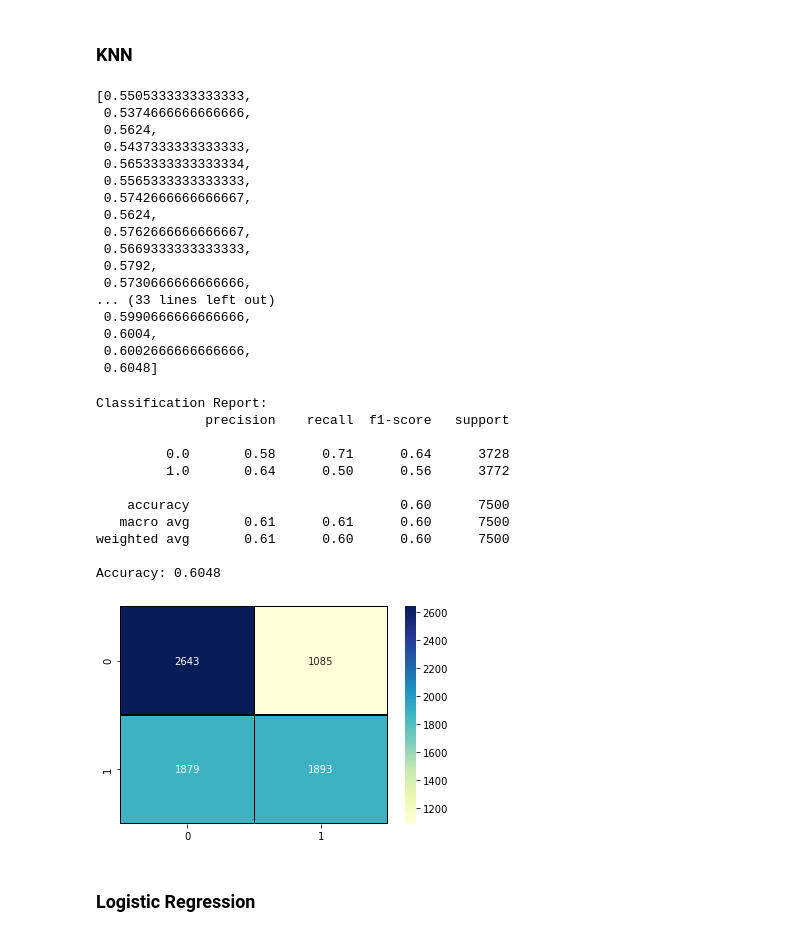
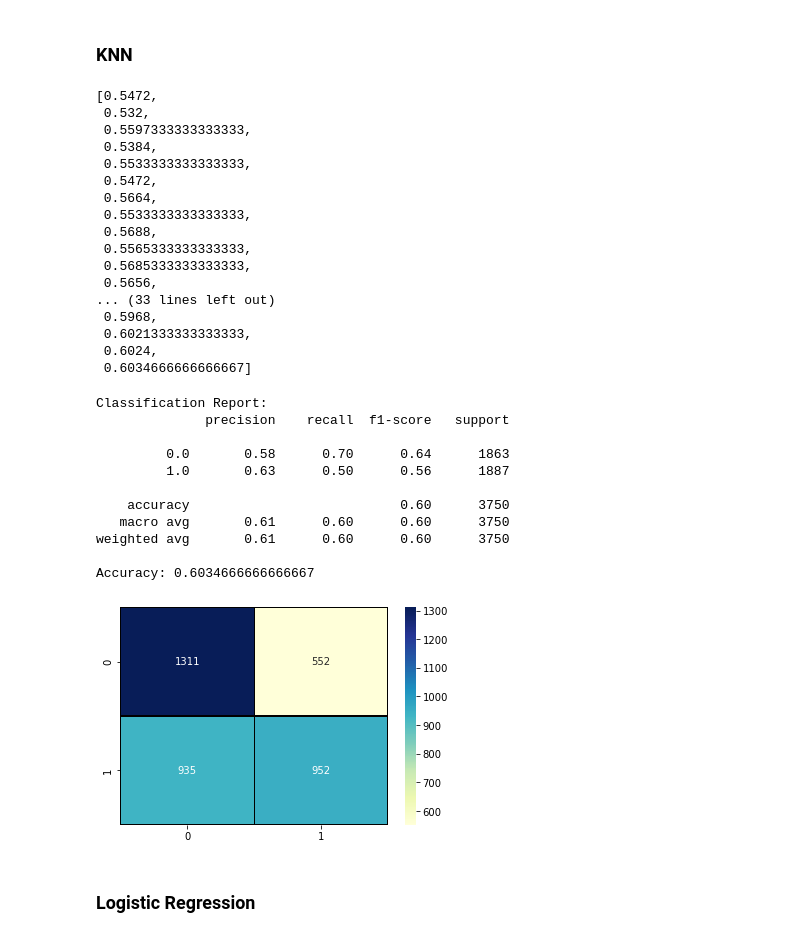
Before and after one commit to idobar1403/FinalProjectYear1, a Jupyter notebook: Cats-vs-Dogs.ipynb, the cells around one changed output. Drawn from its saved outputs; the diff is of its cells as text; code cells hidden in the pictures.

```diff
--- a/Cats-vs-Dogs.ipynb
+++ b/Cats-vs-Dogs.ipynb
@@ -141,8 +143,10 @@ Name: labels, dtype: int64
 # %% [markdown]
 <B> We can see that the data is balanced, so now we can start training the model.
 # %%
+from sklearn.model_selection import train_test_split
 # Droping the labels in order to get the target of the data.
 train = df.drop(["labels"], axis = 1)
-# Split the data to train and test
-from sklearn.model_selection import train_test_split
-X_train, X_test, y_train, y_test = train_test_split(train, target, test_size=0.3, random_state=0)
+# Split the data to train and remaining data
+X_train,X_rem,y_train,y_rem=train_test_split(train, target, train_size=0.7, random_state=0)
+# %%
+X_valid,X_test,y_valid,y_test=train_test_split(X_rem, y_rem, test_size=0.5, random_state=0)
@@ -157,9 +173,11 @@ The test set as: 7500 Samples
 # %%
 X_train = X_train.astype(np.float32)
 X_test = X_test.astype(np.float32)
+X_valid = X_valid.astype(np.float32)
 # All the features have values between 0 to 255 so we normalize the data by dividing by 255.
 X_train/=255.
 X_test/=255.
+X_valid/=255.
 # %% [markdown]
 <B> Lets try some models
 # %% [markdown]
@@ -171,49 +189,49 @@ acc = []
 for k in k_range:
     knn = KNeighborsClassifier(n_neighbors=k)
     knn.fit(X_train, y_train)
-    neigh_pred = knn.predict(X_test)
-    acc.append(metrics.accuracy_score(y_test, neigh_pred))
+    neigh_pred = knn.predict(X_valid)
+    acc.append(metrics.accuracy_score(y_valid, neigh_pred))
 acc
 # %% [output]
-[0.5505333333333333,
- 0.5374666666666666,
- 0.5624,
- 0.5437333333333333,
- 0.5653333333333334,
+[0.5472,
+ 0.532,
+ 0.5597333333333333,
+ 0.5384,
+ 0.5533333333333333,
+ 0.5472,
+ 0.5664,
+ 0.5533333333333333,
+ 0.5688,
  0.5565333333333333,
- 0.5742666666666667,
- 0.5624,
- 0.5762666666666667,
- 0.5669333333333333,
- 0.5792,
- 0.5730666666666666,
+ 0.5685333333333333,
+ 0.5656,
 ... (33 lines left out)
- 0.5990666666666666,
- 0.6004,
- 0.6002666666666666,
- 0.6048]
+ 0.5968,
+ 0.6021333333333333,
+ 0.6024,
+ 0.6034666666666667]
 # %%
 # We got the highest score with 49 neighbors.
-confMatrix = confusion_matrix(y_test, neigh_pred)
+confMatrix = confusion_matrix(y_valid, neigh_pred)
 sns.heatmap(confMatrix, annot=True, fmt="d",linecolor='black',linewidths=.2,cmap="YlGnBu")
-result1 = classification_report(y_test, neigh_pred,zero_division=1)
+result1 = classification_report(y_valid, neigh_pred,zero_division=1)
 print("Classification Report:",)
 print (result1)
-result2 = accuracy_score(y_test,neigh_pred)
+result2 = accuracy_score(y_valid,neigh_pred)
 print("Accuracy:",result2)
 # %% [output]
 Classification Report:
               precision    recall  f1-score   support
 
-         0.0       0.58      0.71      0.64      3728
-         1.0       0.64      0.50      0.56      3772
+         0.0       0.58      0.70      0.64      1863
+         1.0       0.63      0.50      0.56      1887
 
-    accuracy                           0.60      7500
-   macro avg       0.61      0.61      0.60      7500
-weighted avg       0.61      0.60      0.60      7500
+    accuracy                           0.60      3750
+   macro avg       0.61      0.60      0.60      3750
+weighted avg       0.61      0.60      0.60      3750
 
-Accuracy: 0.6048
+Accuracy: 0.6034666666666667
-[figure, old version]
+[figure, new version]
 # %% [markdown]
 ### Logistic Regression
 # %%
```
Also changed, not shown: parts of 78 cells of this notebook.
